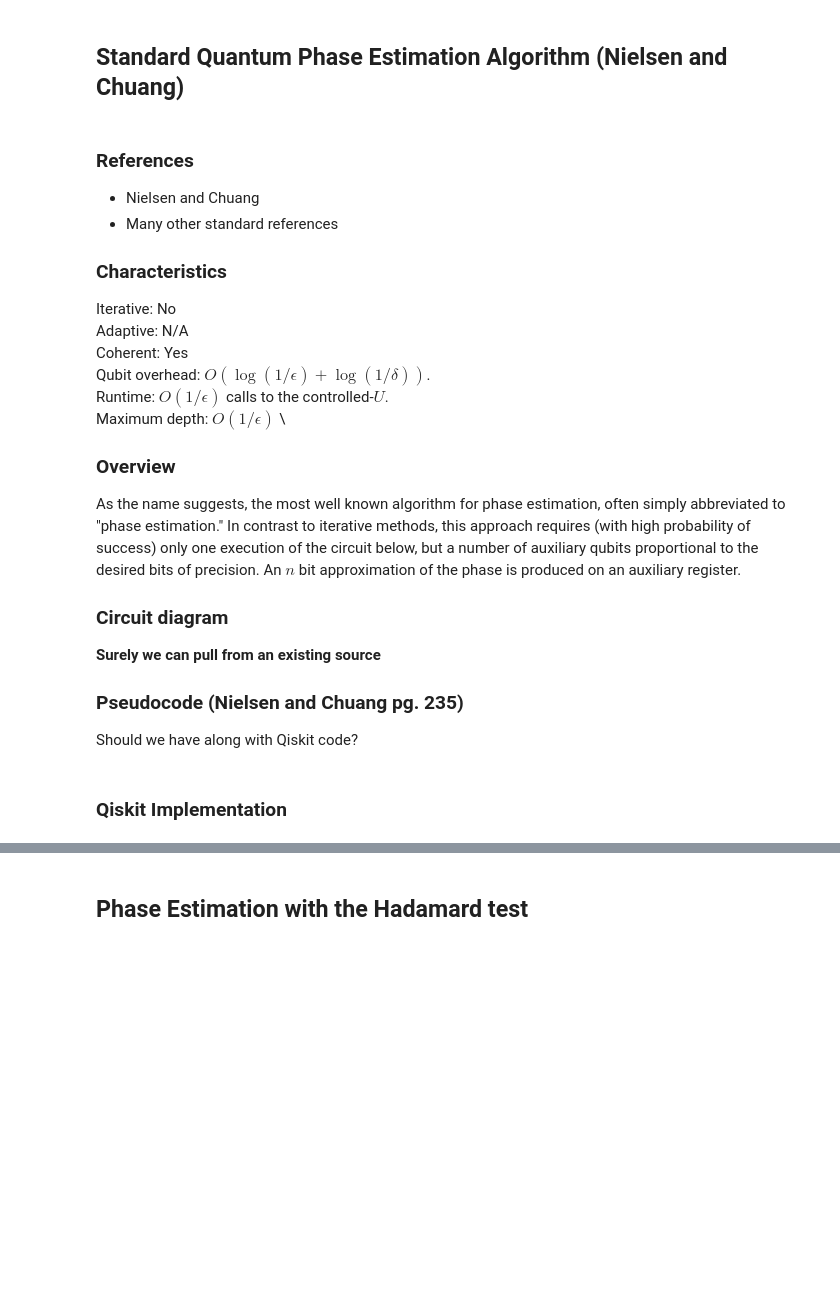
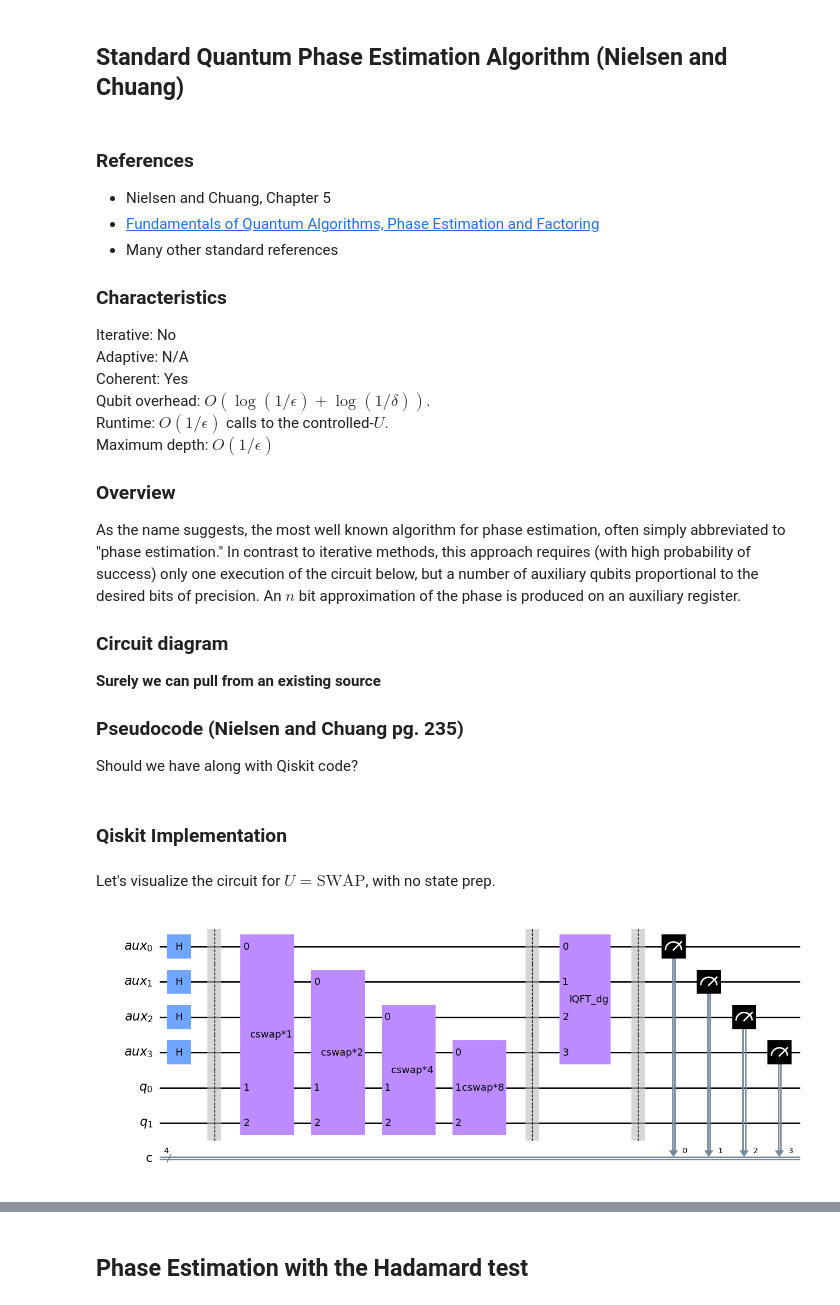
Before and after one commit to Qiskit/textbook, a Jupyter notebook: notebooks/compendium/phase-estimation/index.ipynb, the cells around one changed output, grey strips where cells are left out. Cells and saved outputs as stored; diff of their text form; code cells hidden in the pictures; blank space fills up the shorter version.

```diff
--- a/notebooks/compendium/phase-estimation/index.ipynb
+++ b/notebooks/compendium/phase-estimation/index.ipynb
@@ -63,7 +66,8 @@ The algorithms give no indication on how to prepare a initial state having high
 ## Standard Quantum Phase Estimation Algorithm (Nielsen and Chuang)
 # %% [markdown]
 ### References
-- Nielsen and Chuang
+- Nielsen and Chuang, Chapter 5
+- [Fundamentals of Quantum Algorithms, Phase Estimation and Factoring](https://learning.quantum-computing.ibm.com/course/fundamentals-of-quantum-algorithms/phase-estimation-and-factoring)
 - Many other standard references
 
 ### Characteristics
@@ -73,7 +77,7 @@ Adaptive: N/A \
 Coherent: Yes \
 Qubit overhead: $O(\log(1/\epsilon) + \log(1/\delta))$. \
 Runtime: $O(1/\epsilon)$ calls to the controlled-$U$. \
-Maximum depth: $O(1/\epsilon)$ \
+Maximum depth: $O(1/\epsilon)$
 
 ### Overview
 
@@ -138,0 +136,8 @@ def create_qpe_circuit(theta, num_qubits):
+# %% [markdown]
+Let's visualize the circuit for $U = \mathrm{SWAP}$, with no state prep.
+# %%
+from qiskit.circuit.library import SwapGate
+
+standard_QPE_circuit(SwapGate()).draw(output = 'mpl')
+# %% [output]
+[figure, added]
```
Also changed, not shown: parts of 29 cells of this notebook.
